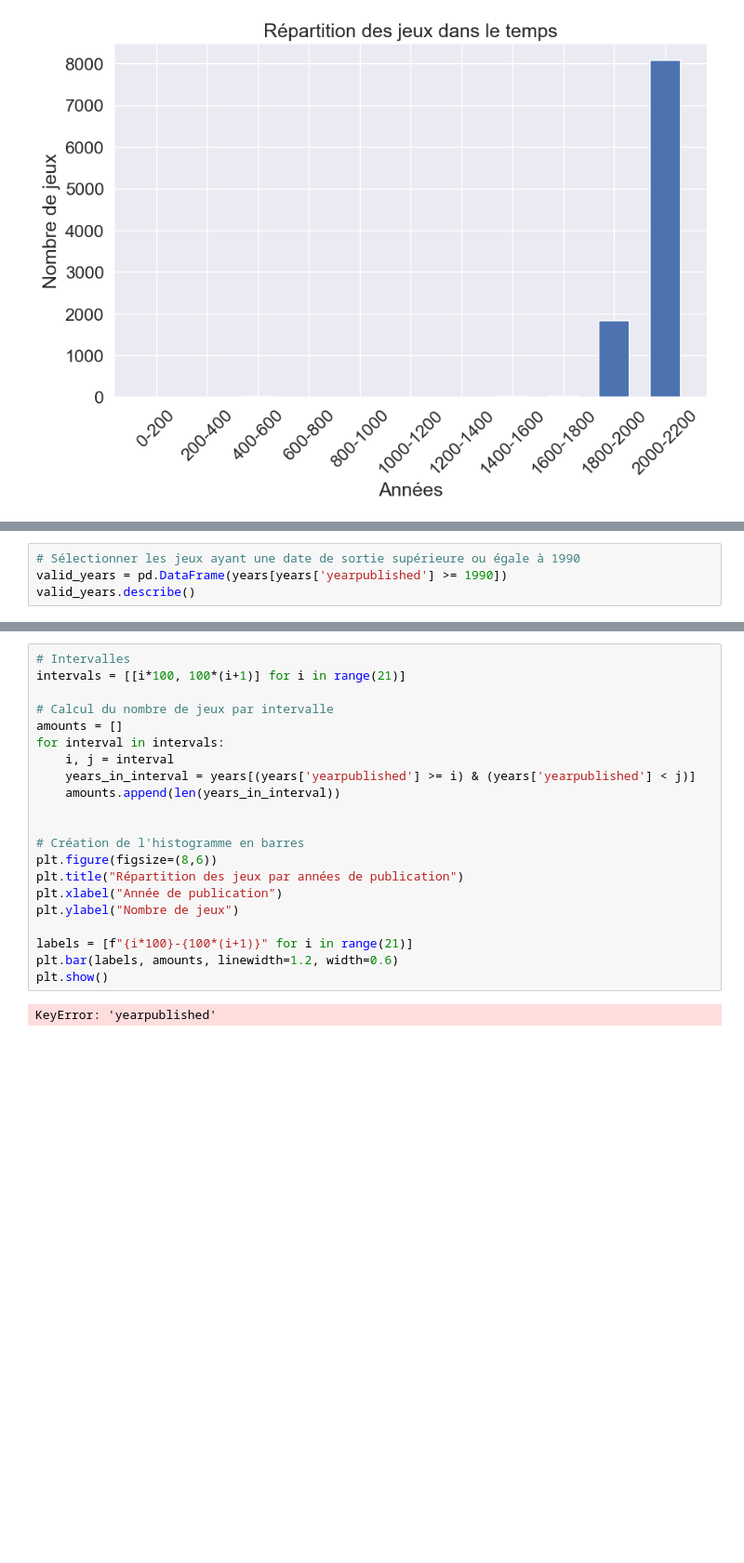
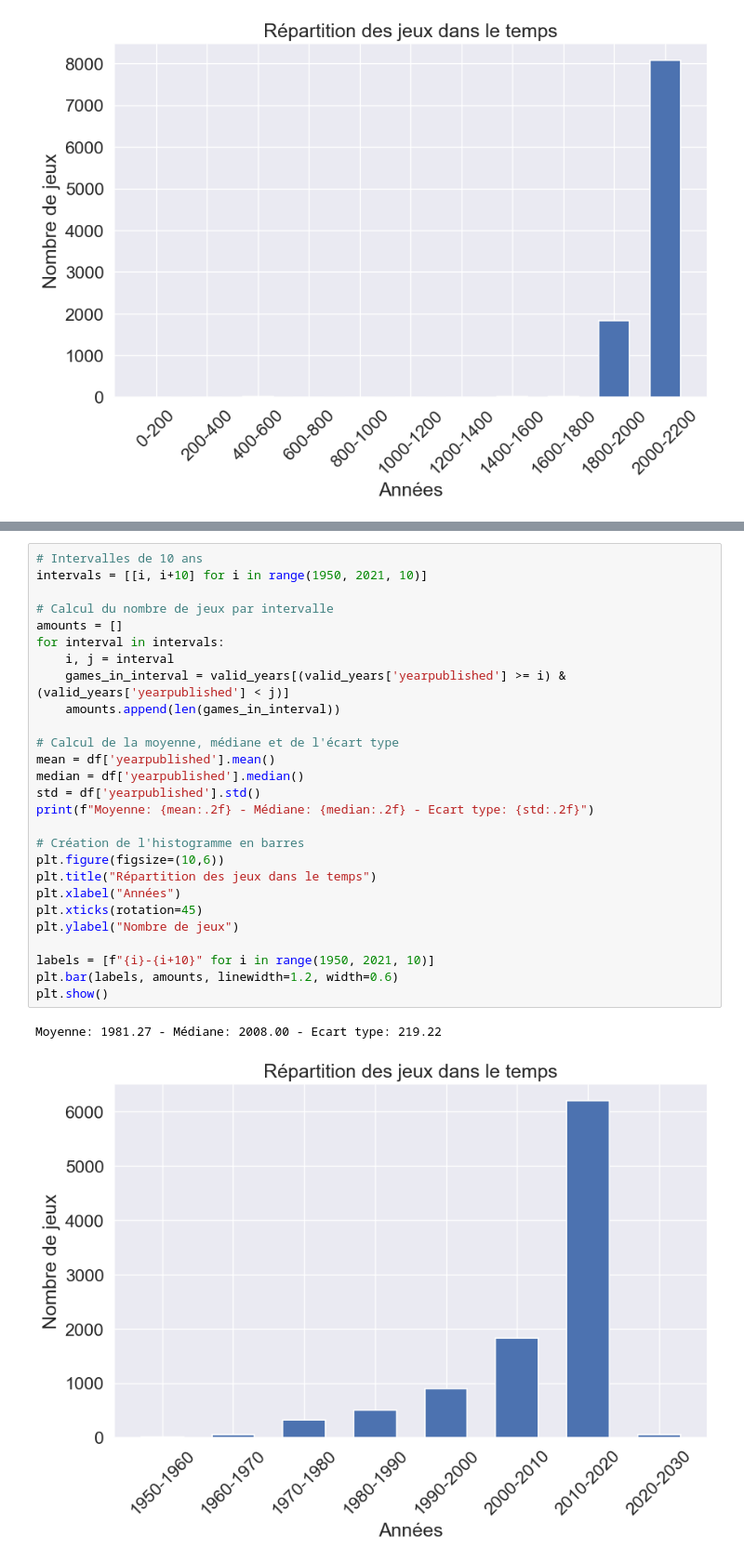
Before and after one commit to LOISGALLAUD/issd, a Jupyter notebook: PROJET/LGALLAUD.ipynb, the cells around one changed output, grey strips where cells are left out. Shown at 93% size. Cells and saved outputs as stored; diff of their text form; blank space fills up the shorter version.

```diff
--- a/PROJET/LGALLAUD.ipynb
+++ b/PROJET/LGALLAUD.ipynb
@@ -292,4 +287,0 @@ En faisant un premier filtrage à l'année 1900 (on ne selectionne que les jeux
-# %%
-# Sélectionner les jeux ayant une date de sortie supérieure ou égale à 1990
-valid_years = pd.DataFrame(years[years['yearpublished'] >= 1990])
-valid_years.describe()
@@ -306,23 +292,30 @@ valid_years.describe()
 # %%
-# Intervalles
-intervals = [[i*100, 100*(i+1)] for i in range(21)]
+# Intervalles de 10 ans
+intervals = [[i, i+10] for i in range(1950, 2021, 10)]
 
 # Calcul du nombre de jeux par intervalle
 amounts = []
 for interval in intervals:
     i, j = interval
-    years_in_interval = years[(years['yearpublished'] >= i) & (years['yearpublished'] < j)]
-    amounts.append(len(years_in_interval))
+    games_in_interval = valid_years[(valid_years['yearpublished'] >= i) & (valid_years['yearpublished'] < j)]
+    amounts.append(len(games_in_interval))
 
+# Calcul de la moyenne, médiane et de l'écart type
+mean = df['yearpublished'].mean()
+median = df['yearpublished'].median()
+std = df['yearpublished'].std()
+print(f"Moyenne: {mean:.2f} - Médiane: {median:.2f} - Ecart type: {std:.2f}")
 
 # Création de l'histogramme en barres
-plt.figure(figsize=(8,6))
-plt.title("Répartition des jeux par années de publication")
-plt.xlabel("Année de publication")
+plt.figure(figsize=(10,6))
+plt.title("Répartition des jeux dans le temps")
+plt.xlabel("Années")
+plt.xticks(rotation=45)
 plt.ylabel("Nombre de jeux")
 
-labels = [f"{i*100}-{100*(i+1)}" for i in range(21)]
+labels = [f"{i}-{i+10}" for i in range(1950, 2021, 10)]
 plt.bar(labels, amounts, linewidth=1.2, width=0.6)
 plt.show()
 # %% [output]
-KeyError: 'yearpublished'
+Moyenne: 1981.27 - Médiane: 2008.00 - Ecart type: 219.22
+[figure, added]
```
Also changed, not shown: parts of 18 cells of this notebook.
